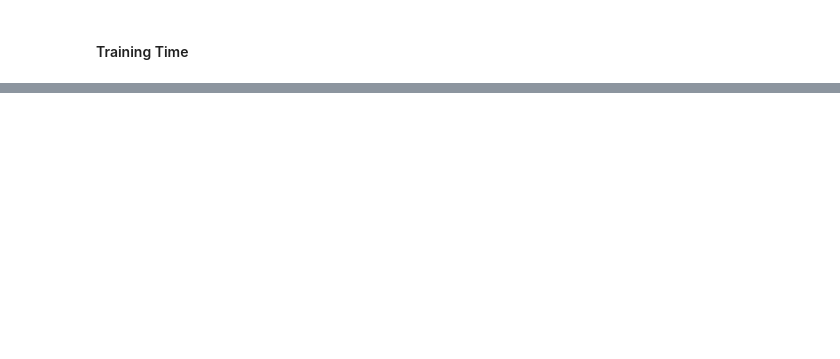
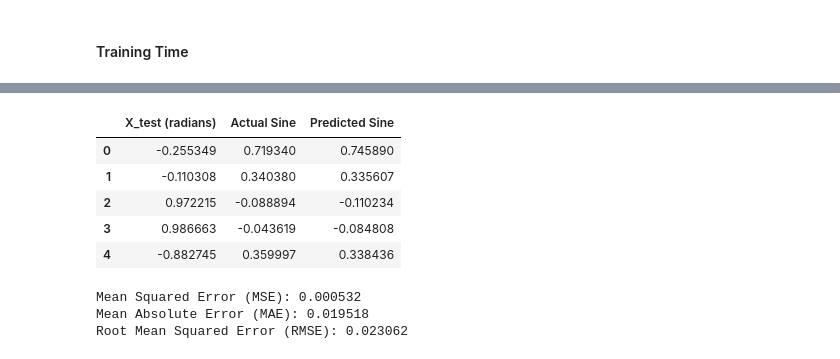
Before and after one commit to aminmk99/deep-learning-projects, a Jupyter notebook: Notebooks/Sine Function Approximation (ANN).ipynb, the cells around one changed output, grey strips where cells are left out. Drawn from its saved outputs; the diff is of its cells as text; code cells hidden in the pictures; blank space fills up the shorter version.

```diff
--- a/Notebooks/Sine Function Approximation (ANN).ipynb
+++ b/Notebooks/Sine Function Approximation (ANN).ipynb
@@ -226,0 +302,27 @@ print(f"\nTotal Training Time: {end_time - start_time:.2f} seconds")
+# %%
+comparison_df_uniform = pd.DataFrame({
+    'X_test (radians)': X_test_uniform.flatten(),
+    'Actual Sine': y_test_uniform.flatten(),
+    'Predicted Sine': y_pred_uniform_mean.flatten()
+})
+# %%
+comparison_df_uniform.head()
+# %% [output]
+|  | X_test (radians) | Actual Sine | Predicted Sine |
+| 0 | -0.255349 | 0.719340 | 0.745890 |
+| 1 | -0.110308 | 0.340380 | 0.335607 |
+| 2 | 0.972215 | -0.088894 | -0.110234 |
+| 3 | 0.986663 | -0.043619 | -0.084808 |
+| 4 | -0.882745 | 0.359997 | 0.338436 |
+# %%
+mse_uniform = mean_squared_error(y_test_uniform, y_pred_uniform_mean)
+mae_uniform = mean_absolute_error(y_test_uniform, y_pred_uniform_mean)
+rmse_uniform = mse_uniform ** 0.5  # Root Mean Squared Error
+
+print(f"Mean Squared Error (MSE): {mse_uniform:.6f}")
+print(f"Mean Absolute Error (MAE): {mae_uniform:.6f}")
+print(f"Root Mean Squared Error (RMSE): {rmse_uniform:.6f}")
+# %% [output]
+Mean Squared Error (MSE): 0.000532
+Mean Absolute Error (MAE): 0.019518
+Root Mean Squared Error (RMSE): 0.023062
```
Also changed, not shown: parts of 37 cells of this notebook.
